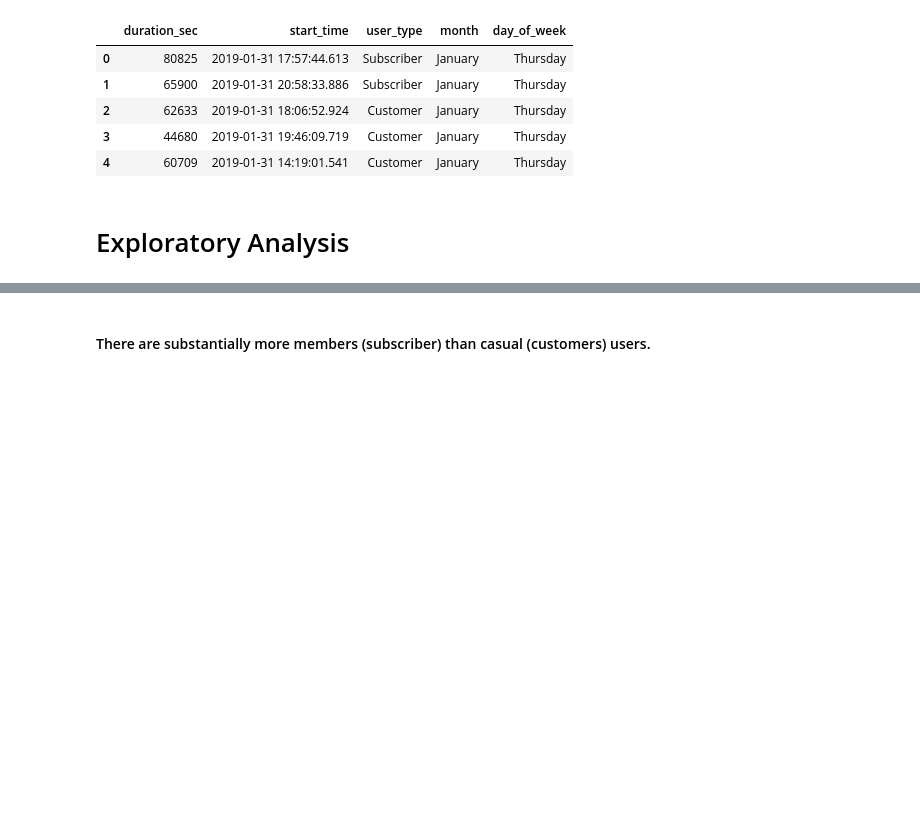
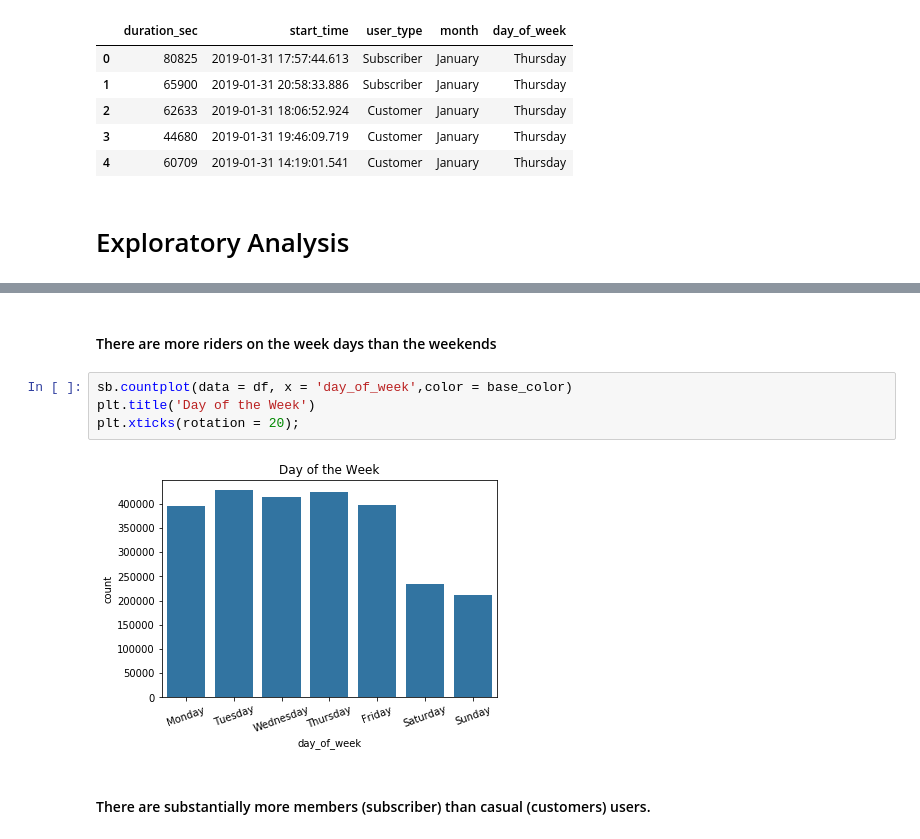
Before and after one commit to schoolkidrich/bike_ridership_sf, a Jupyter notebook: bike_ridership_sf.ipynb, the cells around one changed output, grey strips where cells are left out. Drawn from its saved outputs; the diff is of its cells as text; blank space fills up the shorter version.

```diff
--- a/bike_ridership_sf.ipynb
+++ b/bike_ridership_sf.ipynb
@@ -97,3 +131,11 @@ df.head()
+# %% [markdown]
+#### There are more riders on the week days than the weekends
+# %%
+sb.countplot(data = df, x = 'day_of_week',color = base_color)
+plt.title('Day of the Week')
+plt.xticks(rotation = 20);
+# %% [output]
+[figure, added]
 # %% [markdown]
 #### There are substantially more members (subscriber) than casual (customers) users.
 # %%
```
Also changed, not shown: parts of 13 cells of this notebook.
